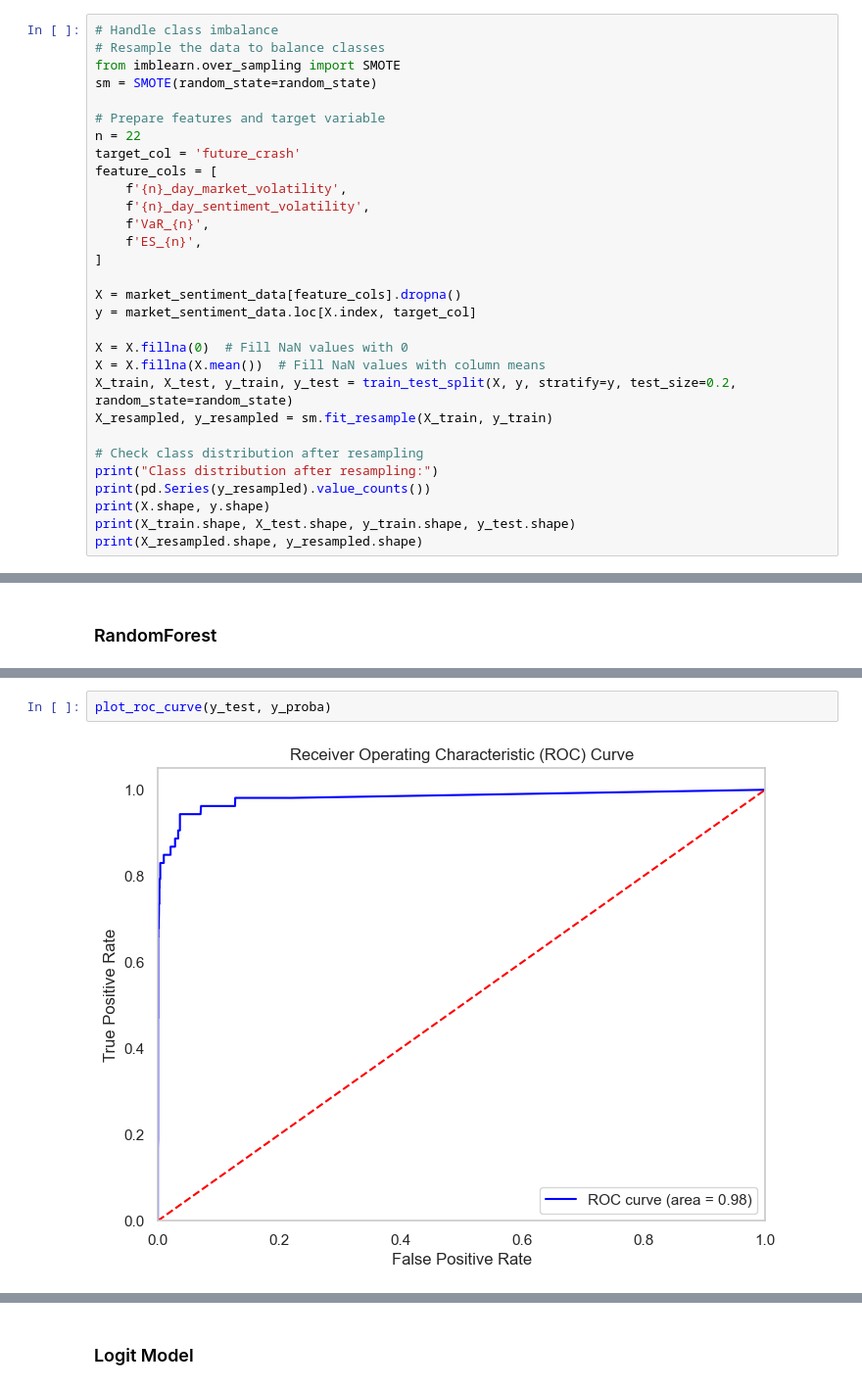
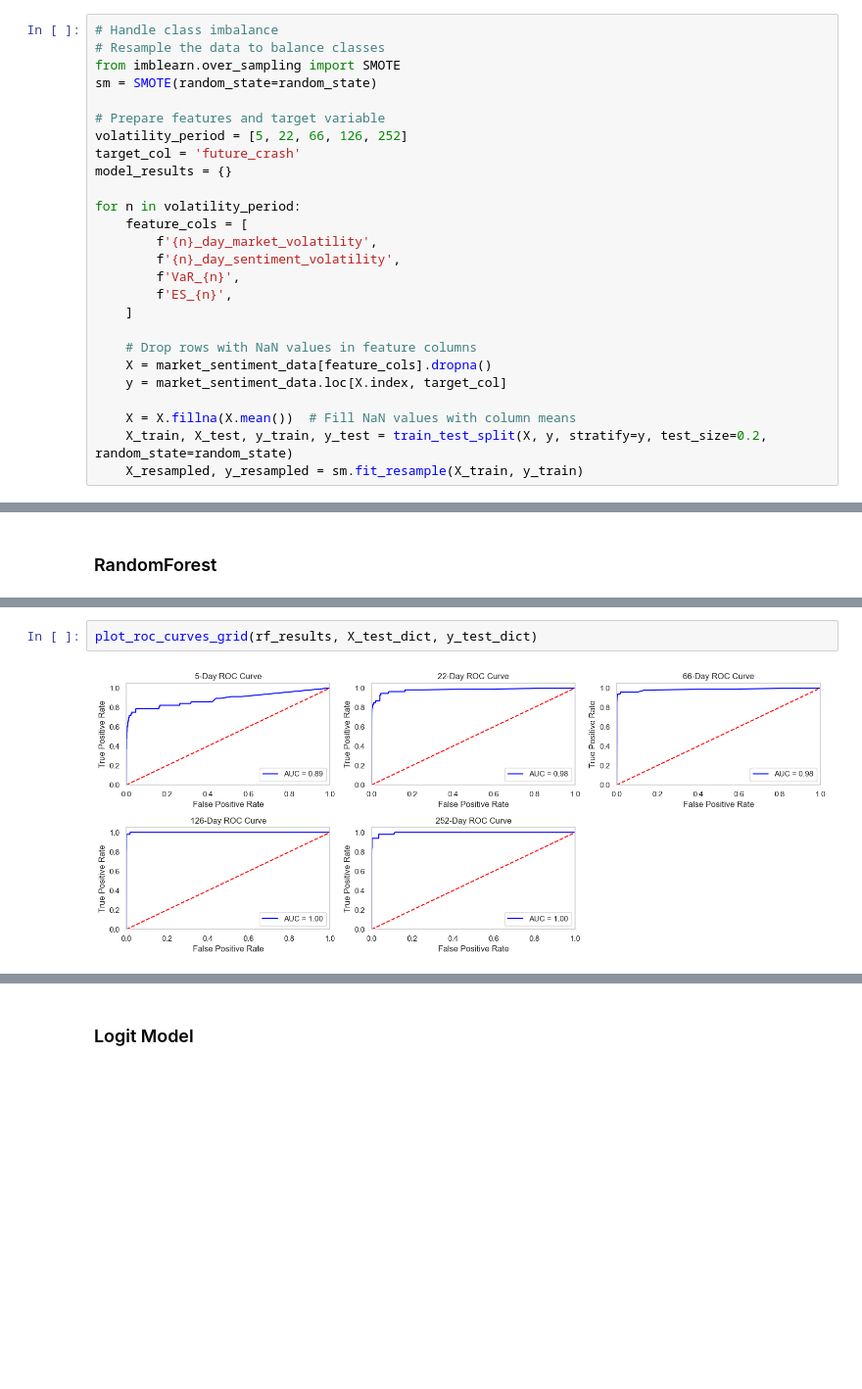
Before and after one commit to namolert/dynamic-ews, a Jupyter notebook: stock_price.ipynb, the cells around one changed output, grey strips where cells are left out. Shown at 98% size. Drawn from its saved outputs; the diff is of its cells as text; blank space fills up the shorter version.

```diff
--- a/stock_price.ipynb
+++ b/stock_price.ipynb
@@ -444,26 +444,22 @@ from imblearn.over_sampling import SMOTE
 sm = SMOTE(random_state=random_state)
 
 # Prepare features and target variable
-n = 22
+volatility_period = [5, 22, 66, 126, 252]
 target_col = 'future_crash'
-feature_cols = [
-    f'{n}_day_market_volatility',
-    f'{n}_day_sentiment_volatility',
-    f'VaR_{n}',
-    f'ES_{n}',
-]
+model_results = {}
 
-X = market_sentiment_data[feature_cols].dropna()
-y = market_sentiment_data.loc[X.index, target_col]
+for n in volatility_period:
+    feature_cols = [
+        f'{n}_day_market_volatility',
+        f'{n}_day_sentiment_volatility',
+        f'VaR_{n}',
+        f'ES_{n}',
+    ]
 
-X = X.fillna(0)  # Fill NaN values with 0
-X = X.fillna(X.mean())  # Fill NaN values with column means
-X_train, X_test, y_train, y_test = train_test_split(X, y, stratify=y, test_size=0.2, random_state=random_state)
-X_resampled, y_resampled = sm.fit_resample(X_train, y_train)
+    # Drop rows with NaN values in feature columns
+    X = market_sentiment_data[feature_cols].dropna()
+    y = market_sentiment_data.loc[X.index, target_col]
 
-# Check class distribution after resampling
-print("Class distribution after resampling:")
-print(pd.Series(y_resampled).value_counts())
-print(X.shape, y.shape)
-print(X_train.shape, X_test.shape, y_train.shape, y_test.shape)
-print(X_resampled.shape, y_resampled.shape)
+    X = X.fillna(X.mean())  # Fill NaN values with column means
+    X_train, X_test, y_train, y_test = train_test_split(X, y, stratify=y, test_size=0.2, random_state=random_state)
+    X_resampled, y_resampled = sm.fit_resample(X_train, y_train)
@@ -585,4 +720,4 @@ plot_feature_importances(rf_model, X_train)
 # %%
-plot_roc_curve(y_test, y_proba)
+plot_roc_curves_grid(rf_results, X_test_dict, y_test_dict)
 # %% [output]
-[figure, old version]
+[figure, new version]
```
Also changed, not shown: parts of 29 cells of this notebook, 6 other files.
